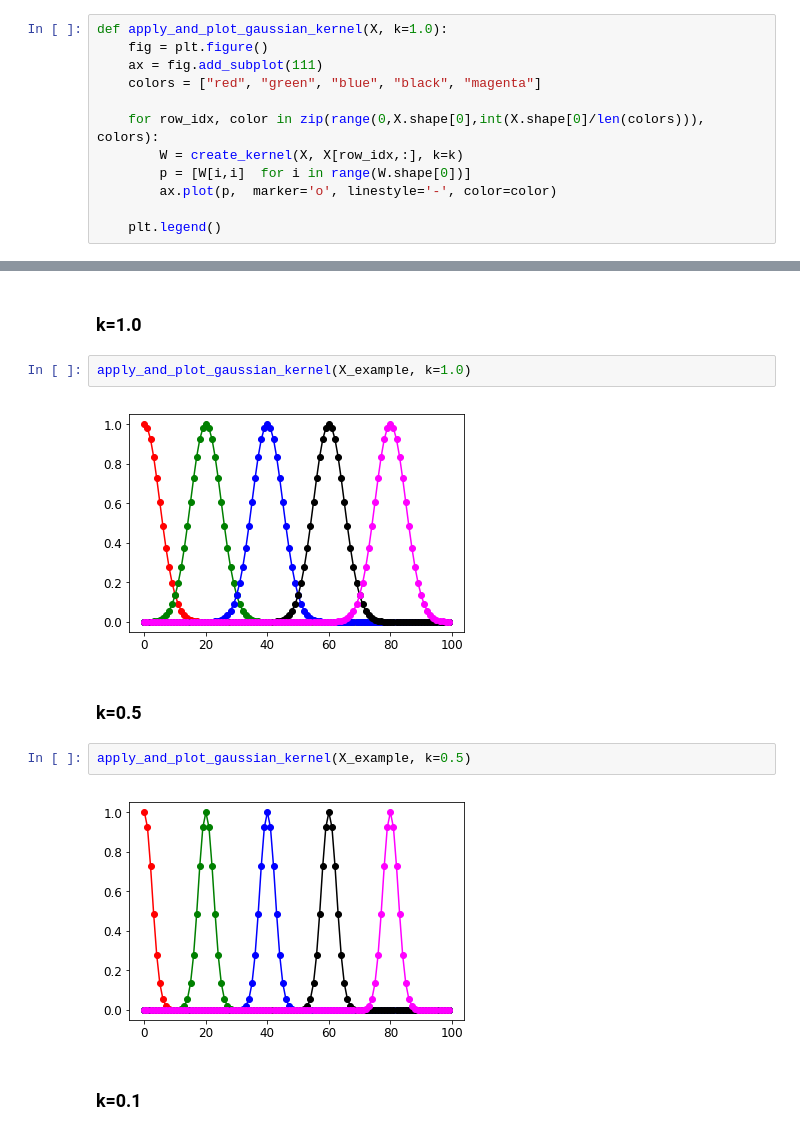
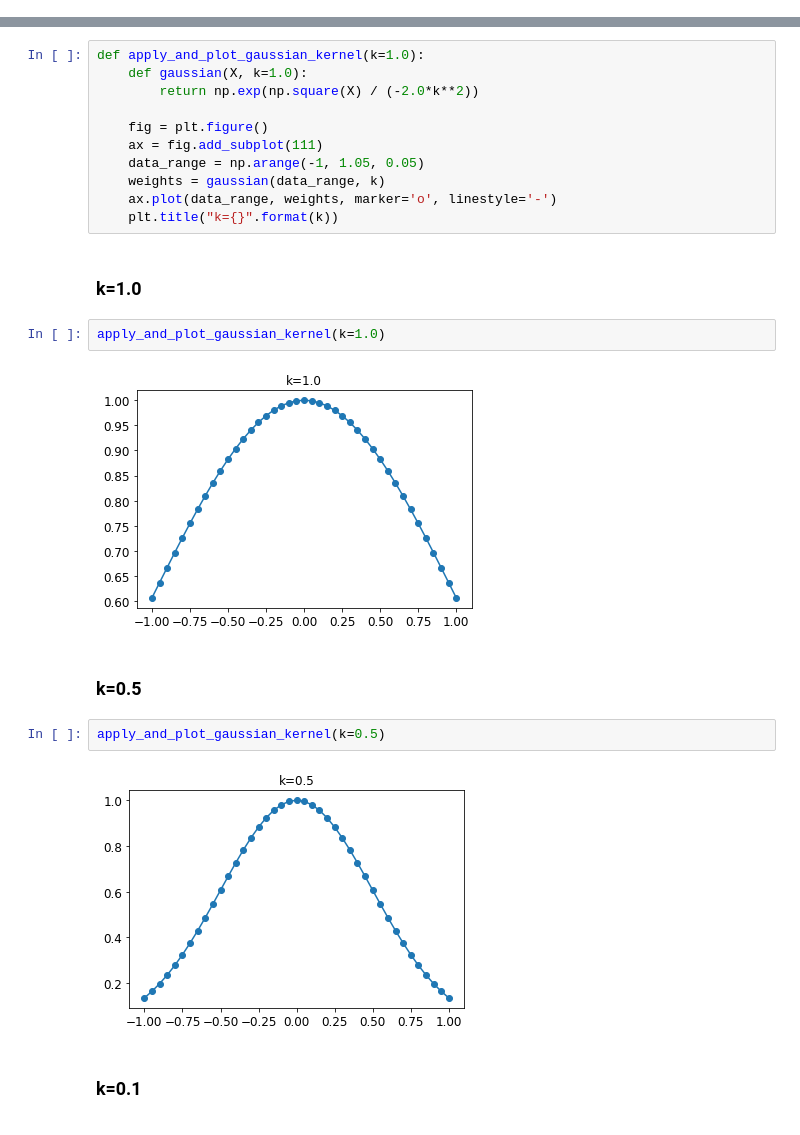
Before and after one commit to martinkersner/regression-meetup, a Jupyter notebook: LocallyWeightedLinearRegression.ipynb, the cells around one changed output, grey strips where cells are left out. Cells and saved outputs as stored; diff of their text form.

```diff
--- a/LocallyWeightedLinearRegression.ipynb
+++ b/LocallyWeightedLinearRegression.ipynb
@@ -65,15 +65,3 @@ def create_kernel(X, X_i, kernel="gaussian", k=1.0):
     return np.diag(w)
 # %% [markdown]
 ### Importance of neighboring data points
-# %%
-def apply_and_plot_gaussian_kernel(X, k=1.0):
-    fig = plt.figure()
-    ax = fig.add_subplot(111)
-    colors = ["red", "green", "blue", "black", "magenta"]
-
-    for row_idx, color in zip(range(0,X.shape[0],int(X.shape[0]/len(colors))), colors):
-        W = create_kernel(X, X[row_idx,:], k=k)
-        p = [W[i,i]  for i in range(W.shape[0])]
-        ax.plot(p,  marker='o', linestyle='-', color=color)
-
-    plt.legend()
@@ -82,15 +68,26 @@ X_example = np.transpose(np.matrix(list(range(-50,50,1)))/5)
+# %%
+def apply_and_plot_gaussian_kernel(k=1.0):
+    def gaussian(X, k=1.0):
+        return np.exp(np.square(X) / (-2.0*k**2))
+
+    fig = plt.figure()
+    ax = fig.add_subplot(111)
+    data_range = np.arange(-1, 1.05, 0.05)
+    weights = gaussian(data_range, k)
+    ax.plot(data_range, weights, marker='o', linestyle='-')
+    plt.title("k={}".format(k))
 # %% [markdown]
 ### k=1.0
 # %%
-apply_and_plot_gaussian_kernel(X_example, k=1.0)
+apply_and_plot_gaussian_kernel(k=1.0)
 # %% [output]
-[figure, old version]
+[figure, new version]
 # %% [markdown]
 ### k=0.5
 # %%
-apply_and_plot_gaussian_kernel(X_example, k=0.5)
+apply_and_plot_gaussian_kernel(k=0.5)
 # %% [output]
-[figure, old version]
+[figure, new version]
 # %% [markdown]
 ### k=0.1
 # %%
```
Also changed, not shown: parts of 10 cells of this notebook.
